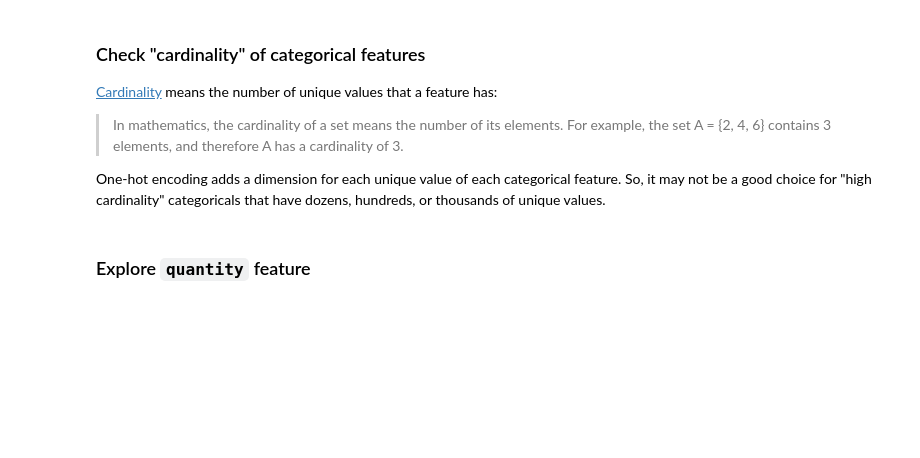
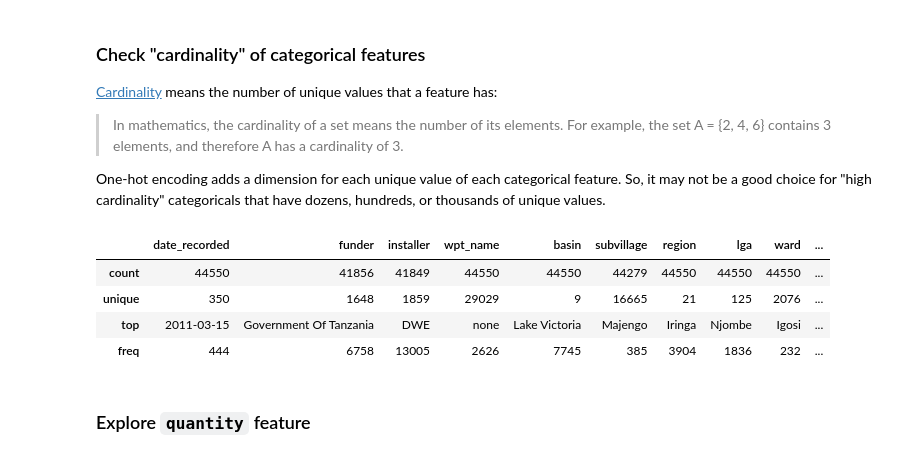
Before and after one commit to LambdaSchool/DEPRECATED-DS-Unit-2-Linear-Models, a Jupyter notebook: module4-logistic-regression/logistic_regression.ipynb, the cells around one changed output. Saved outputs shown, nothing was run; the diff lists cells and outputs as text; code cells hidden in the pictures; blank space fills up the shorter version.

```diff
--- a/module4-logistic-regression/logistic_regression.ipynb
+++ b/module4-logistic-regression/logistic_regression.ipynb
@@ -326,6 +332,14 @@ accuracy_score(y_val, y_pred)
 > In mathematics, the cardinality of a set means the number of its elements. For example, the set A = {2, 4, 6} contains 3 elements, and therefore A has a cardinality of 3.
 
 One-hot encoding adds a dimension for each unique value of each categorical feature. So, it may not be a good choice for "high cardinality" categoricals that have dozens, hundreds, or thousands of unique values.
+# %%
+X_train.describe(include='object')
+# %% [output]
+|  | date_recorded | funder | installer | wpt_name | basin | subvillage | region | lga | ward | ... |
+| count | 44550 | 41856 | 41849 | 44550 | 44550 | 44279 | 44550 | 44550 | 44550 | ... |
+| unique | 350 | 1648 | 1859 | 29029 | 9 | 16665 | 21 | 125 | 2076 | ... |
+| top | 2011-03-15 | Government Of Tanzania | DWE | none | Lake Victoria | Majengo | Iringa | Njombe | Igosi | ... |
+| freq | 444 | 6758 | 13005 | 2626 | 7745 | 385 | 3904 | 1836 | 232 | ... |
 # %% [markdown]
 ### Explore `quantity` feature
 # %% [markdown]
```
Also changed, not shown: parts of 1 cell of this notebook.
